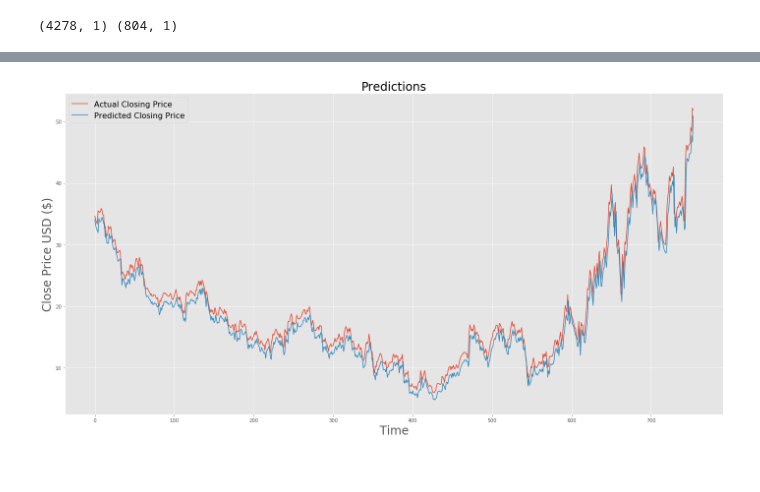
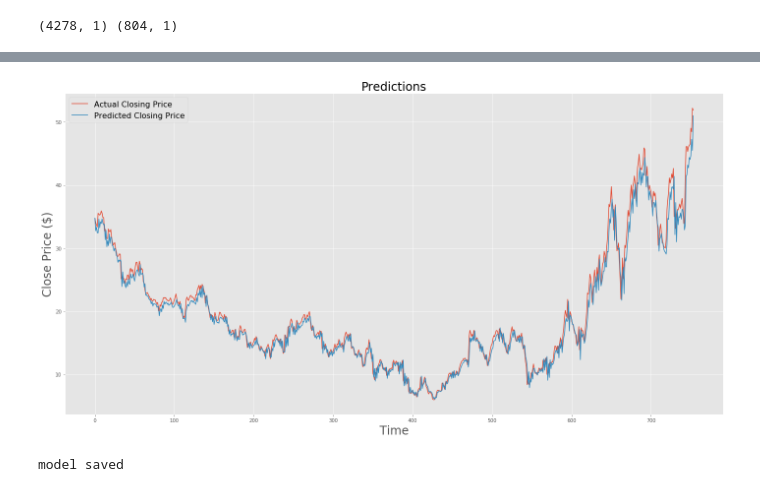
Before and after one commit to Aryan-jaiswal/StockPricePredictor, a Jupyter notebook: predictor.ipynb, the cells around one changed output, grey strips where cells are left out. Drawn from its saved outputs; the diff is of its cells as text; code cells hidden in the pictures.

```diff
--- a/predictor.ipynb
+++ b/predictor.ipynb
@@ -42,4 +55,7 @@ train_len
 #Normalising the data
 scaler = MinMaxScaler(feature_range=(0,1))
 scaled_data = scaler.fit_transform(dataset)
-scaled_data
+# scaled_data
+O_scaler = MinMaxScaler(feature_range=(0,1))
+dataset[:,0].shape
+scaled_output = O_scaler.fit_transform(np.reshape(dataset[:,0],(dataset.shape[0],1)))
@@ -64,14 +72,16 @@ x_train = []
 y_train = []
 for x in range(history,len(train_data)):
     x_train.append(train_data[x-history:x])
-    y_train.append(train_data[x])
+    y_train.append(train_data[x,0])
 x_train,y_train = np.array(x_train),np.array(y_train)
 
 x_test = []
 for x in range(history,len(test_data)):
     x_test.append(test_data[x-history:x])
 x_test = np.array(x_test)
-y_test = dataset[train_len:]
+y_test = dataset[train_len:,0]
 
-x_train.shape[1]
+y_train = np.reshape(y_train,(y_train.shape[0],1))
+y_test = np.reshape(y_test,(y_test.shape[0],1))
+y_train.shape
 # %% [output]
@@ -93,5 +104,5 @@ model.add(Dense(units=1))
 #Compile the model
 model.compile(optimizer='adam', loss='mse')
 # %%
-history = model.fit(x_train, y_train, batch_size=1, epochs=20)
+history = model.fit(x_train, y_train, batch_size=1, epochs=30, validation_split = 0.05)
 # %% [output]
@@ -115,3 +126,4 @@ Epoch 20/20
 # %%
 predictions = model.predict(x_test)
-predictions = scaler.inverse_transform(predictions)
+predictions = O_scaler.inverse_transform(predictions)
+y_test.shape
@@ -124,13 +138,19 @@ real_mse
 # %%
 #plotting the results
 ground_truth = np.array(close_data[train_len:])
+ground_truth = np.expand_dims(ground_truth[:,0],-1)
 plt.figure(figsize=(24,12))
 plt.title('Predictions',fontsize = 24)
 plt.xlabel('Time', fontsize=24)
 plt.ylabel('Close Price ($)', fontsize=24)
 plt.plot(ground_truth, label = "Actual Closing Price")
-plt.plot(results, label = "Predicted Closing Price")
+plt.plot(predictions, label = "Predicted Closing Price")
 plt.legend(fontsize = 16)
 plt.show()
 # %% [output]
-[figure, old version]
+[figure, new version]
+# %%
+model.save("AMZN_model.h5")
+print("model saved")
+# %% [output]
+model saved
```
Also changed, not shown: parts of 13 cells of this notebook.
